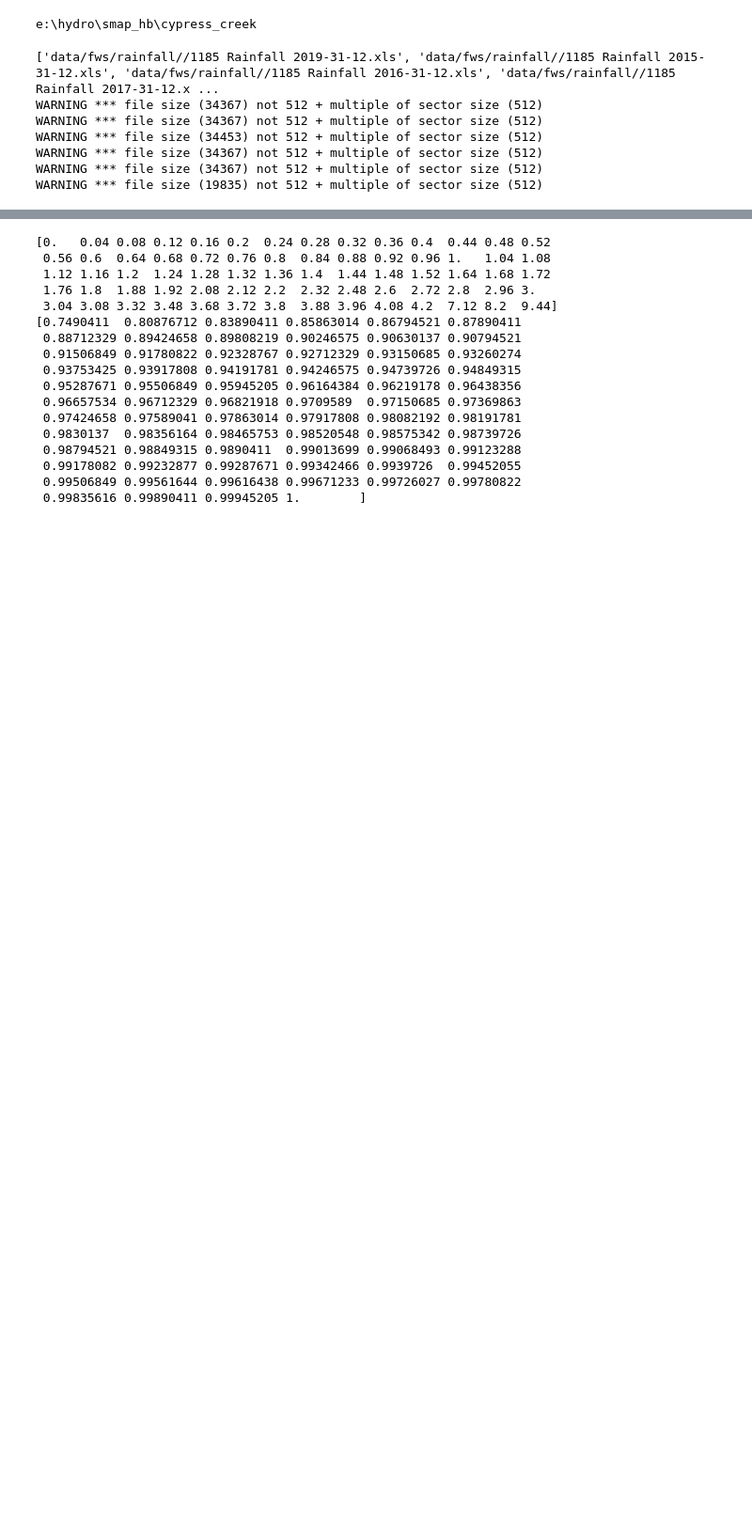
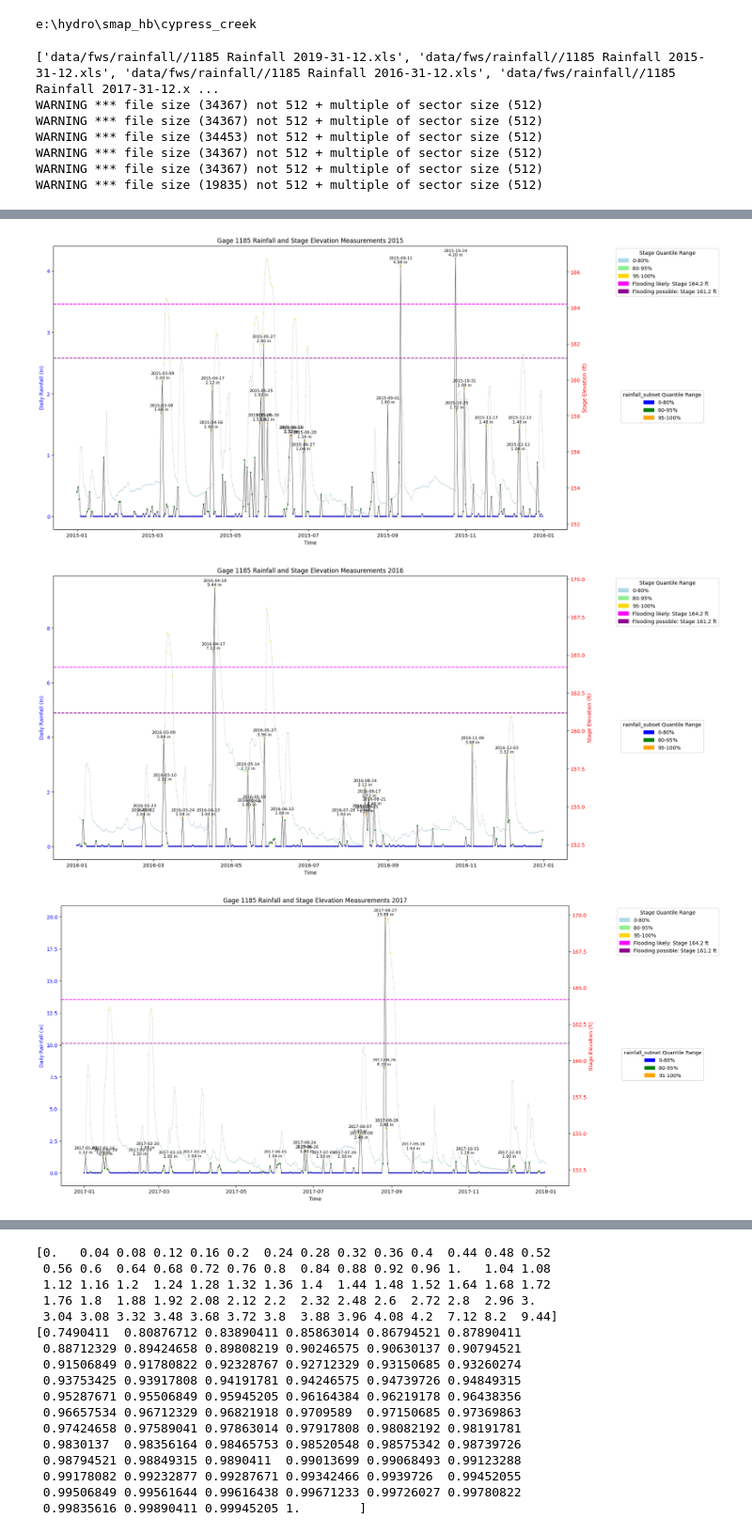
Before and after one commit to cmh17/smap_hb, a Jupyter notebook: cypress_creek/gage_1185_event_selection.ipynb, the cells around one changed output, grey strips where cells are left out. Shown at 94% size. Drawn from its saved outputs; the diff is of its cells as text; code cells hidden in the pictures; blank space fills up the shorter version.

```diff
--- a/cypress_creek/gage_1185_event_selection.ipynb
+++ b/cypress_creek/gage_1185_event_selection.ipynb
@@ -72,0 +121,65 @@ Name: Rain, dtype: float64
+# %%
+for year in [2015, 2016, 2017, 2018, 2019]:
+    rainfall_subset = rainfall[rainfall["Reading Date From"].dt.year == year]
+    stage_subset = stage[stage["Reading Date"].dt.year == year]
+
+    fig, ax1 = plt.subplots(figsize=(18, 10))
+
+    ax1.plot(rainfall_subset["Reading Date From"], rainfall_subset["Rain"], color="black", linewidth=0.5)
+    sc1 = ax1.scatter(rainfall_subset["Reading Date From"], rainfall_subset["Rain"],
+                    c=rainfall_colors[rainfall_quantiles[rainfall["Reading Date From"].dt.year == year]], s=3, label='rainfall_subset')
+
+    ax1.set_xlabel("Time")
+    ax1.set_ylabel("Daily Rainfall (in)", color="blue")
+    ax1.tick_params(axis='y', labelcolor="blue")
+
+    high_quantile_dates = rainfall_subset[rainfall_quantiles[rainfall["Reading Date From"].dt.year == year] >= 2]
+    # high_quantile_dates = high_quantile_dates[high_quantile_dates["Rain"] > 0.5]
+
+
+    for _, row in high_quantile_dates.iterrows():
+        ax1.annotate(
+            f"{row['Reading Date From'].date()}\n{row['Rain']:.2f} in",  # Add label for date and rain value
+            (row["Reading Date From"], row["Rain"]),
+            textcoords="offset points",
+            xytext=(0, 5),  # Offset the label for visibility
+            ha='center',
+            fontsize=8,
+            color='black',
+            arrowprops=dict(arrowstyle="->", color='gray', lw=0.5)  # Optional arrow for clarity
+        )
+
+    ax2 = ax1.twinx()
+
+    ax2.plot()
+    ax2.plot(stage_subset["Reading Date"], stage_subset["Elevation"], color="gray", linewidth=0.5, alpha=0.4)
+    sc2 = ax2.scatter(stage_subset["Reading Date"], stage_subset["Elevation"], alpha=0.4,
+                    c=stage_colors[stage_quantiles[stage["Reading Date"].dt.year == year]], s=3, label='Stage Elevation')
+
+    ax2.axhline(y=161.2, color='darkmagenta', linestyle='--', label=f'Flooding possible: Stage {161.2} ft')
+    ax2.axhline(y=164.2, color='magenta', linestyle='--', label=f'Flooding likely: Stage {164.2} ft')
+
+    ax2.set_ylabel("Stage Elevation (ft)", color="red")
+    ax2.tick_params(axis='y', labelcolor="red")
+
+    legend_labels_rainfall_subset = ['0-80%', '80-95%', '95-100%']
+    rainfall_subset_patches = [mpatches.Patch(color=rainfall_colors[i], label=legend_labels_rainfall_subset[i]) for i in range(3)]
+
+    legend_labels_stage_subset = ['0-80%', '80-95%', '95-100%']
+    stage_subset_patches = [mpatches.Patch(color=stage_colors[i], label=legend_labels_stage_subset[i]) for i in range(3)]
+
+    # ax1.set_ylim(0,np.quantile(rainfall["Rain"],0.95))
+    # ax1.set_ylim(0,np.quantile(rainfall["Rain"],0.95))
+    ax1.legend(handles=rainfall_subset_patches, title="rainfall_subset Quantile Range", loc='upper left',bbox_to_anchor=(1.1, 0.5))
+    ax2.legend(handles=stage_patches + [mpatches.Patch(color='magenta', label=f'Flooding likely: Stage {164.2} ft')] +
+               [mpatches.Patch(color='darkmagenta', label=f'Flooding possible: Stage {161.2} ft')],
+               title="Stage Quantile Range", loc='upper right',bbox_to_anchor=(1.3, 1))
+
+
+    plt.title("Gage 1185 Rainfall and Stage Elevation Measurements " + str(year))
+    plt.savefig('figures/rainfall_stage_'+str(year)+".png", bbox_inches='tight')
+    plt.show()
+# %% [output]
+[figure, added]
+[figure, added]
+[figure, added]
```
Also changed, not shown: parts of 11 cells of this notebook.
